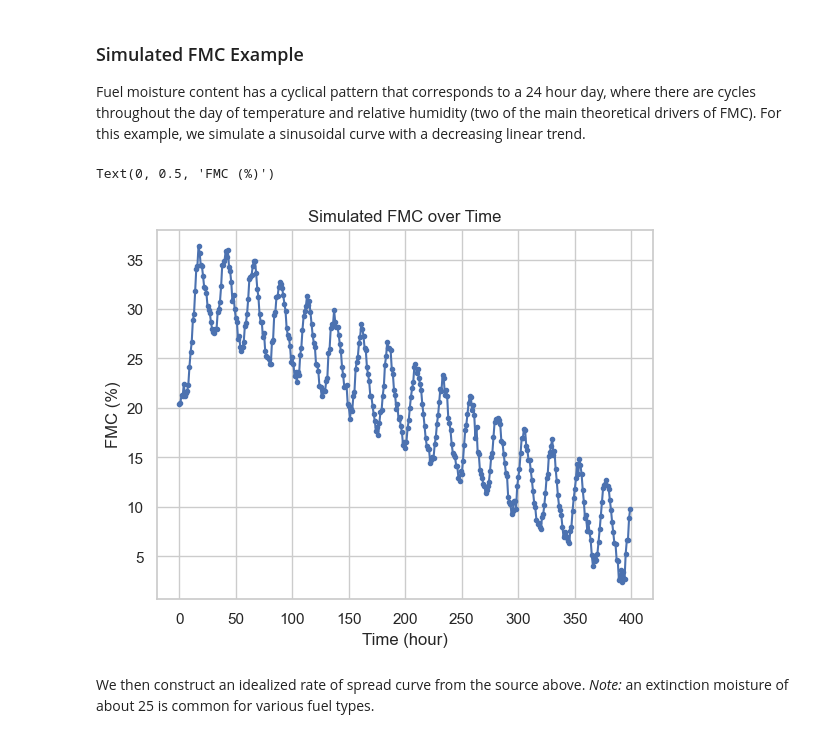
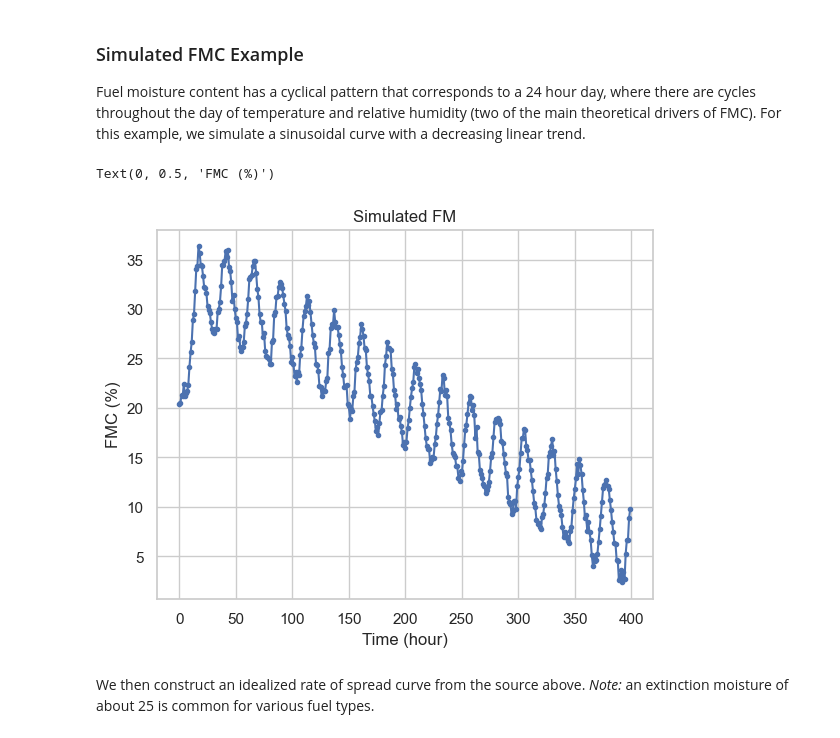
Before and after one commit to jh-206/Custom-Loss-FMDA, a Jupyter notebook: Custom Loss MS Project.ipynb, the cells around one changed output. Drawn from its saved outputs; the diff is of its cells as text; code cells hidden in the pictures.

```diff
--- a/Custom Loss MS Project.ipynb
+++ b/Custom Loss MS Project.ipynb
@@ -130,12 +130,12 @@ fm = fm + 20 - .07*np.arange(0, hours) # Shift up by 20, add decreasing trend
 # %%
 h=np.arange(0, hours)
 plt.plot(h, fm, "-o", markersize=3)
-plt.title("Simulated FMC over Time")
+plt.title("Simulated FM")
 plt.xlabel("Time (hour)")
 plt.ylabel("FMC (%)")
 # %% [output]
 Text(0, 0.5, 'FMC (%)')
-[figure, old version]
+[figure, new version]
 # %% [markdown]
 We then construct an idealized rate of spread curve from the source above. *Note:* an extinction moisture of about 25 is common for various fuel types.
 # %%
```
Also changed, not shown: parts of 15 cells of this notebook.
